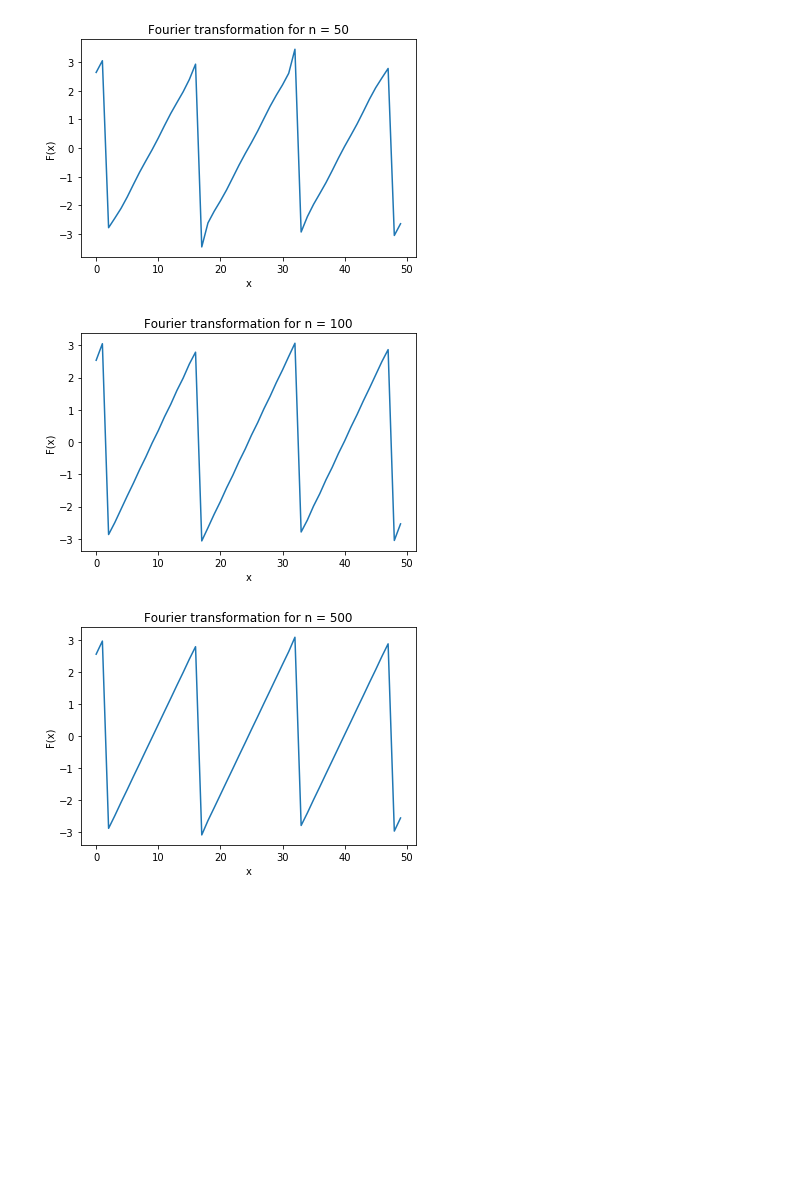
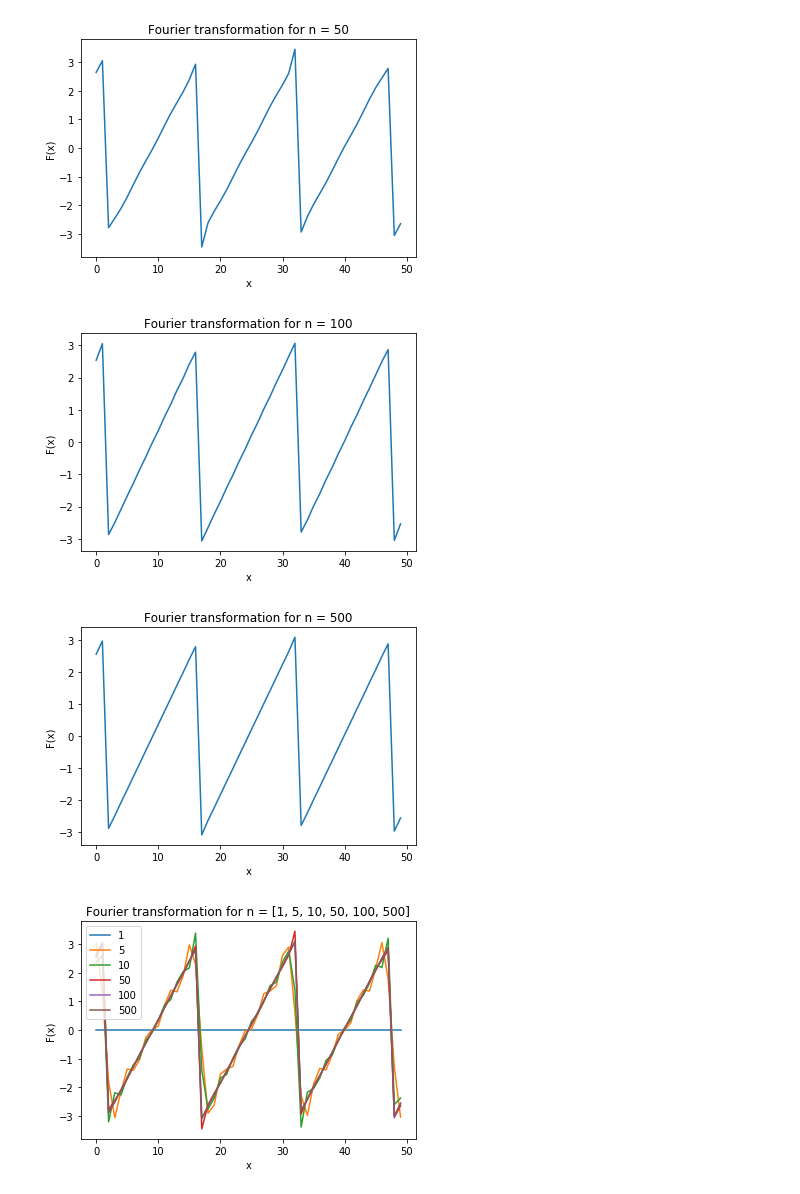
Before and after one commit to DejanKostyszyn/FourierTransformation, a Jupyter notebook: FourierTransformation.ipynb, the cells around one changed output. Cells and saved outputs as stored; diff of their text form; code cells hidden in the pictures; blank space fills up the shorter version.

Commit message:
Extended mathematical definition & added an extra figure for all the plots

```diff
--- a/FourierTransformation.ipynb
+++ b/FourierTransformation.ipynb
@@ -44,31 +39,41 @@ def calc_b_k(k):
 def fourier_transformation(x, n_i):
     # Calculating a_k
     a_k = []
     for k in range(0, n_i):
         a_k.append(calc_a_k(k))
 
      # Calculating b_k.
     b_k = []
     for k in range(0, n_i):
         b_k.append(calc_b_k(k))
 
     result = a_k[0] / 2
     for k in range(0, n_i):
         result = result + a_k[k] * np.cos(k * x) + b_k[k] * np.sin(k * x)
     return result
 
-# Plotting Fourier Transformation
+# Plotting Fourier Transformation in separate figures.
 x = np.linspace(-10, 10)
 for item in n:
     plt.plot(fourier_transformation(x, item))
     plt.title("Fourier transformation for n = {}".format(item))
     plt.xlabel("x")
     plt.ylabel("F(x)")
     plt.show()
+
+# Plotting Fourier Transformation in one figure
+for item in n:
+    plt.plot(fourier_transformation(x, item), label = item)
+plt.title("Fourier transformation for n = {}".format(n))
+plt.xlabel("x")
+plt.ylabel("F(x)")
+plt.legend()
+plt.show()
 # %% [output]
 [figure]
 [figure]
 [figure]
 [figure]
 [figure]
 [figure]
+[figure, added]
```
Also changed, not shown: parts of 1 cell of this notebook.
